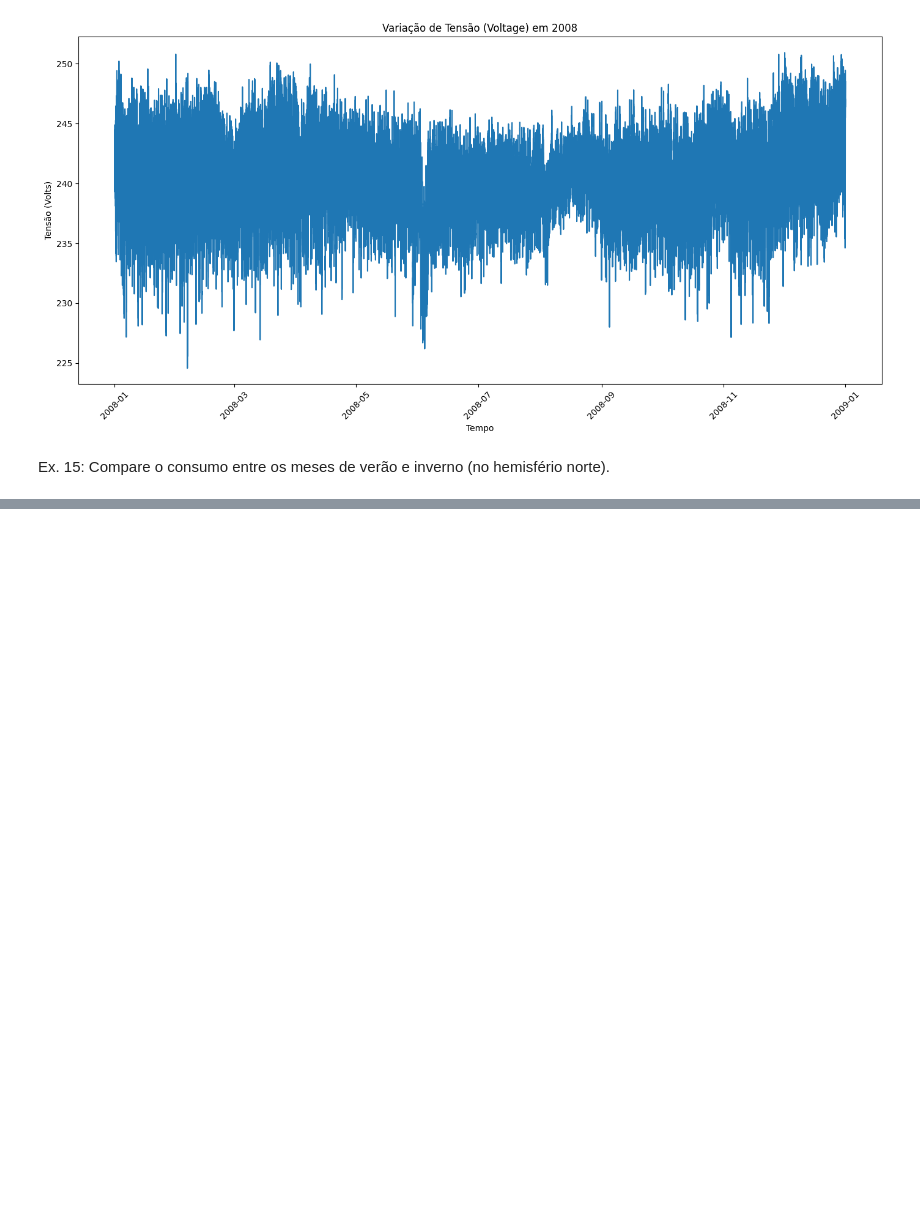
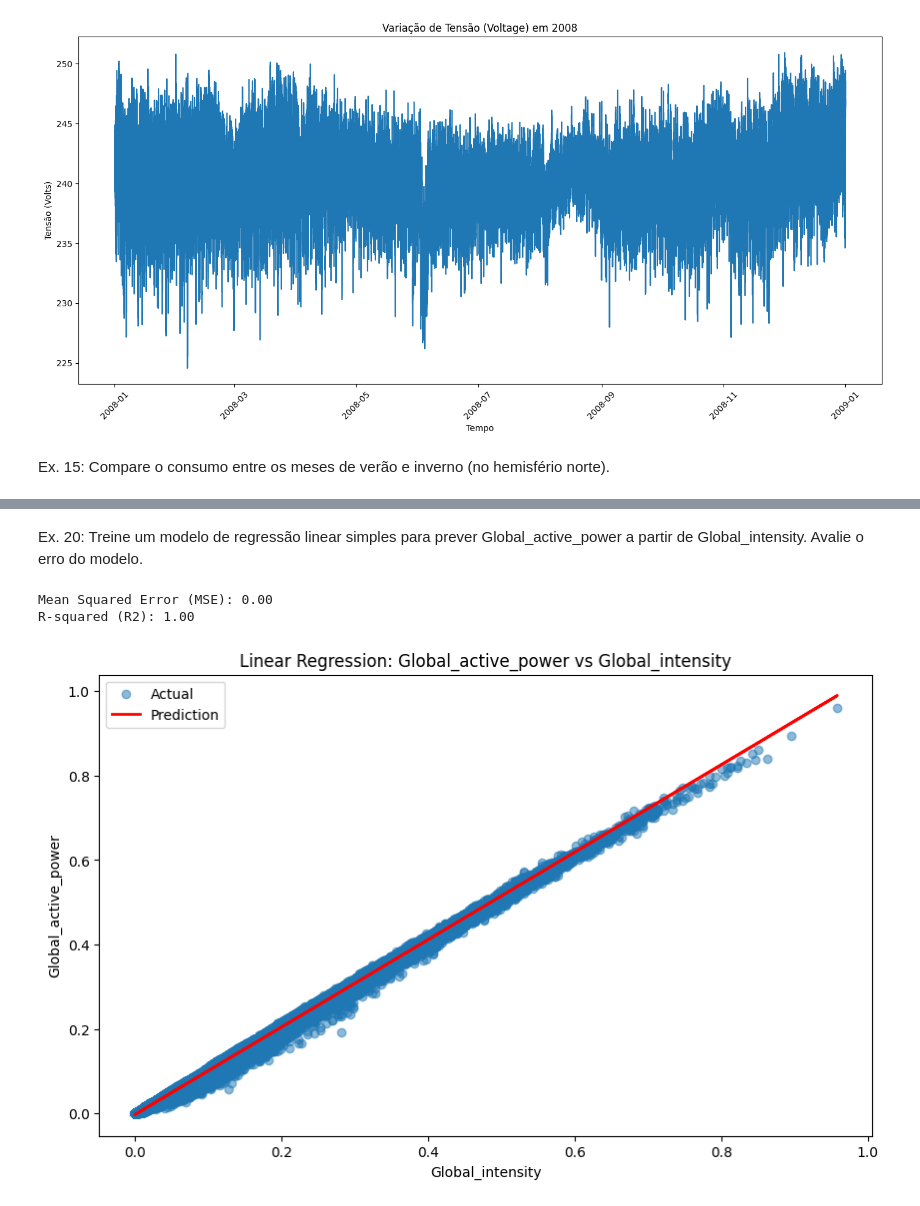
Before and after one commit to LucasWerppFranco/CP-1---Energias-Renovaveis, a Jupyter notebook: 1CCPF_CP1_SERS.ipynb, the cells around one changed output, grey strips where cells are left out. Cells and saved outputs as stored; diff of their text form; code cells hidden in the pictures; blank space fills up the shorter version.

```diff
--- a/1CCPF_CP1_SERS.ipynb
+++ b/1CCPF_CP1_SERS.ipynb
@@ -362,0 +473,44 @@ Consumo médio de Global_active_power no inverno (Hemisfério Norte): 1.42 kW
+# %% [markdown]
+Ex. 20: Treine um modelo de regressão linear simples para prever Global_active_power a partir de Global_intensity. Avalie o erro do modelo.
+# %%
+from sklearn.model_selection import train_test_split
+from sklearn.linear_model import LinearRegression
+from sklearn.metrics import mean_squared_error, r2_score
+
+# Prepare the data - drop rows with missing values in the relevant columns
+df_regression = df[['Global_active_power', 'Global_intensity']].dropna()
+
+# Define features (X) and target (y)
+X = df_regression[['Global_intensity']]
+y = df_regression['Global_active_power']
+
+# Split data into training and testing sets
+X_train, X_test, y_train, y_test = train_test_split(X, y, test_size=0.2, random_state=42)
+
+# Initialize and train the Linear Regression model
+model = LinearRegression()
+model.fit(X_train, y_train)
+
+# Make predictions on the test set
+y_pred = model.predict(X_test)
+
+# Evaluate the model
+mse = mean_squared_error(y_test, y_pred)
+r2 = r2_score(y_test, y_pred)
+
+print(f"Mean Squared Error (MSE): {mse:.2f}")
+print(f"R-squared (R2): {r2:.2f}")
+
+# Optional: Plot the regression line
+plt.figure(figsize=(10, 6))
+plt.scatter(X_test, y_test, alpha=0.5, label='Actual')
+plt.plot(X_test, y_pred, color='red', linewidth=2, label='Prediction')
+plt.title('Linear Regression: Global_active_power vs Global_intensity')
+plt.xlabel('Global_intensity')
+plt.ylabel('Global_active_power')
+plt.legend()
+plt.show()
+# %% [output]
+Mean Squared Error (MSE): 0.00
+R-squared (R2): 1.00
+[figure, added]
```
Also changed, not shown: parts of 19 cells of this notebook.
